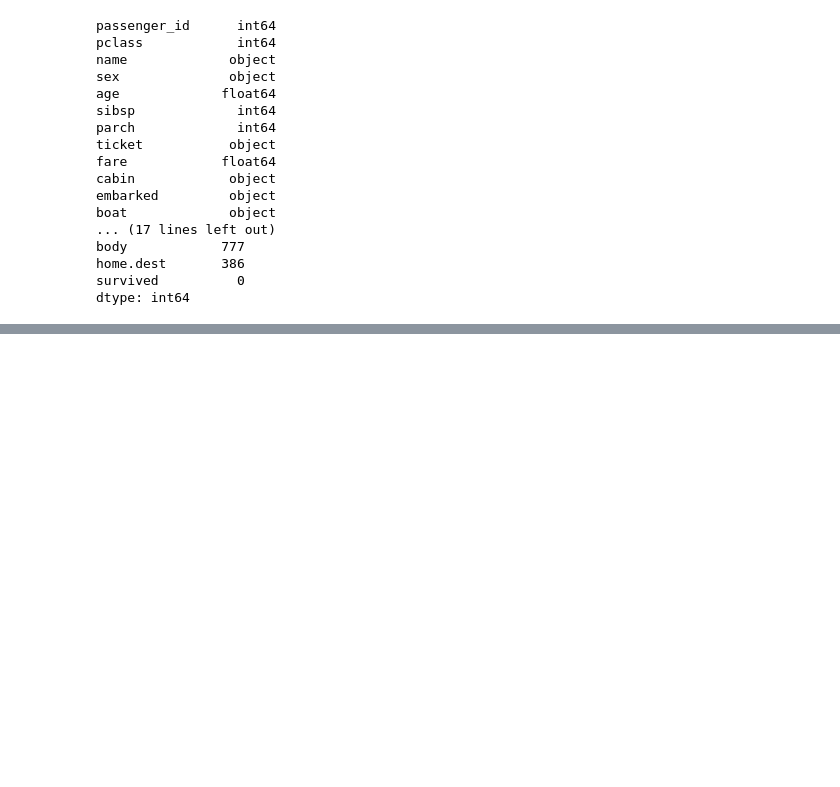
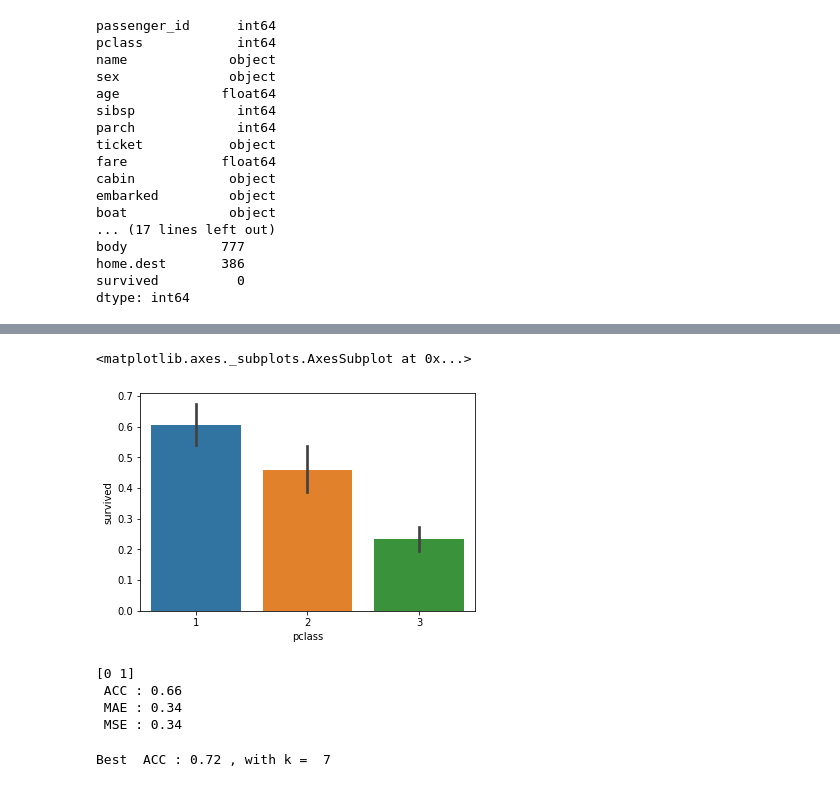
Before and after one commit to npmitaart/machine-learning, a Jupyter notebook: classificationKNN.ipynb, the cells around one changed output, grey strips where cells are left out. Drawn from its saved outputs; the diff is of its cells as text; code cells hidden in the pictures; blank space fills up the shorter version.

Commit message:
updated acc and identify best K

```diff
--- a/classificationKNN.ipynb
+++ b/classificationKNN.ipynb
@@ -43,0 +96,6 @@ dtype: int64
+# %%
+#create Pclass diagram
+sb.barplot(x="pclass", y="survived", data=df)
+# %% [output]
+<matplotlib.axes._subplots.AxesSubplot at 0x...>
+[figure, added]
@@ -43,0 +105,31 @@ dtype: int64
+# %%
+#evaluate
+newClassification = KNN.predict([[17,8],[8,10]])
+print(newClassification)
+
+classification = KNN.predict(test[["age", "fare"]])
+accuracy = accuracy_score(test["survived"], classification)
+MAE = mean_absolute_error(test["survived"], classification)
+MSE = mean_squared_error(test["survived"], classification)
+
+print(" ACC : %.2f" % accuracy)
+print(" MAE : %.2f" % MAE)
+print(" MSE : %.2f" % MSE)
+# %% [output]
+[0 1]
+ ACC : 0.66
+ MAE : 0.34
+ MSE : 0.34
+# %%
+#identify the best K
+Ks = 10
+accuracy = np.zeros((Ks-1))
+ConfustionMx = [];
+for n in range(1, Ks):
+    KNN = KNeighborsClassifier(n_neighbors = n).fit(train[["age", "fare"]], train["survived"])
+    classification = KNN.predict(test[["age", "fare"]])
+    accuracy[n - 1] = accuracy_score(test["survived"], classification)
+
+print("Best  ACC : %.2f" % accuracy.max(), ", with k = ", accuracy.argmax() + 1)
+# %% [output]
+Best  ACC : 0.72 , with k =  7
```
Also changed, not shown: parts of 7 cells of this notebook.
